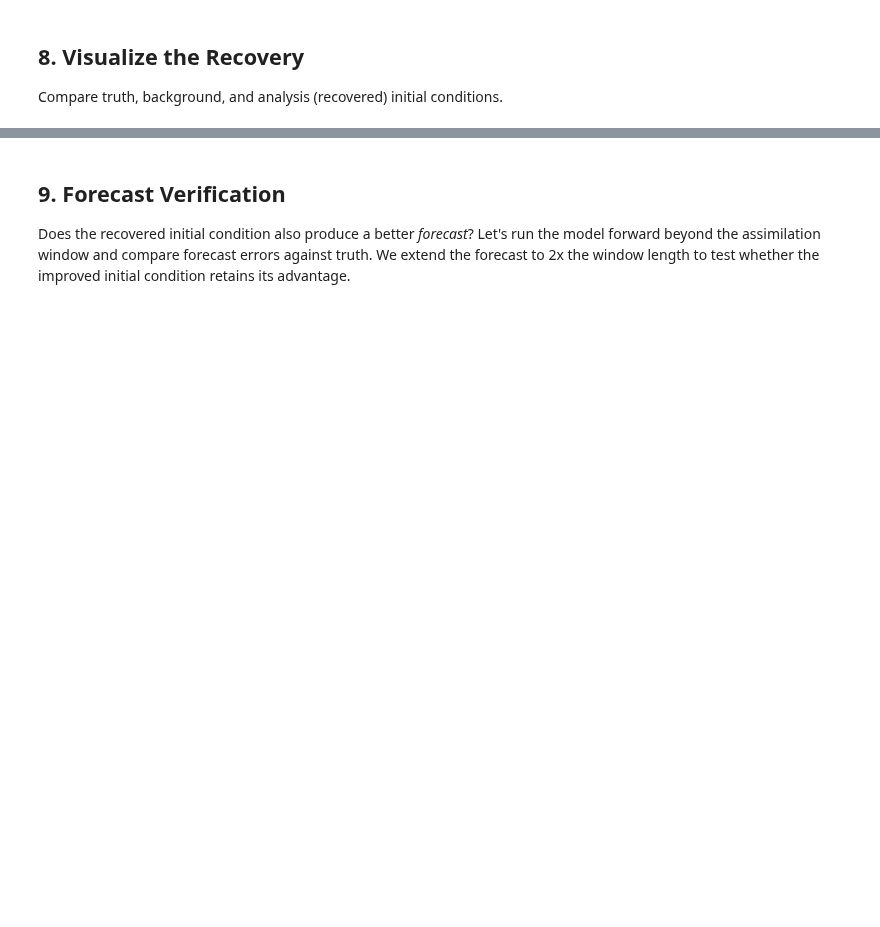
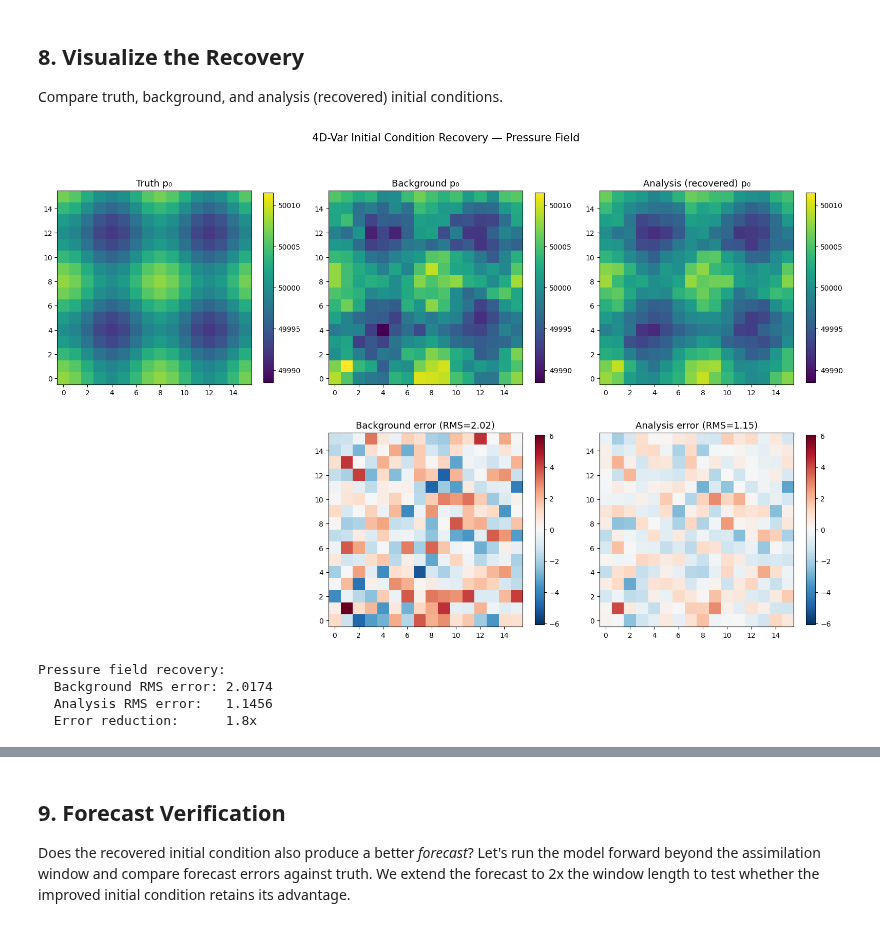
Before and after one commit to havogt/gt4py, a Jupyter notebook: examples/next/swm/example_4dvar.ipynb, the cells around one changed output, grey strips where cells are left out. Drawn from its saved outputs; the diff is of its cells as text; code cells hidden in the pictures; blank space fills up the shorter version.

```diff
--- a/examples/next/swm/example_4dvar.ipynb
+++ b/examples/next/swm/example_4dvar.ipynb
@@ -353,9 +398,9 @@ def cost_4dvar(u_int, v_int, p_int):
     """
     # Background term: J_b = 0.5 * sum((x0 - xb)^2 / sigma_b^2)
     J_b = (
-        0.5 * jnp.sum(((u_int - u_bg_int) / sigma_b_u) ** 2)
-        + 0.5 * jnp.sum(((v_int - v_bg_int) / sigma_b_v) ** 2)
-        + 0.5 * jnp.sum(((p_int - p_bg_int) / sigma_b_p) ** 2)
+        0.5 * jnp.sum(((u_int.ndarray - u_bg_int.ndarray) / sigma_b_u) ** 2)
+        + 0.5 * jnp.sum(((v_int.ndarray - v_bg_int.ndarray) / sigma_b_v) ** 2)
+        + 0.5 * jnp.sum(((p_int.ndarray - p_bg_int.ndarray) / sigma_b_p) ** 2)
     )
 
     # Observation term: run forward model and compare at sparse locations
@@ -373,6 +418,7 @@ def cost_4dvar(u_int, v_int, p_int):
         + 0.5 * jnp.sum(((v_model_obs - v_obs) / sigma_o_v) ** 2)
         + 0.5 * jnp.sum(((p_model_obs - p_obs) / sigma_o_p) ** 2)
     )
+    print(J_b, J_o)
 
     return J_b + J_o
 
@@ -414,9 +471,9 @@ def pack(u_int, v_int, p_int):
     """Pack three (M, N) arrays into a single 1D numpy array."""
     return np.concatenate(
         [
-            np.array(u_int).ravel(),
-            np.array(v_int).ravel(),
-            np.array(p_int).ravel(),
+            np.array(u_int.ndarray).ravel(),
+            np.array(v_int.ndarray).ravel(),
+            np.array(p_int.ndarray).ravel(),
         ]
     )
 
@@ -424,9 +481,9 @@ def pack(u_int, v_int, p_int):
 def unpack(x_flat):
     """Unpack a 1D array into three (M, N) jax arrays."""
     n = M * N
-    u_int = jnp.array(x_flat[:n].reshape(M, N))
-    v_int = jnp.array(x_flat[n : 2 * n].reshape(M, N))
-    p_int = jnp.array(x_flat[2 * n :].reshape(M, N))
+    u_int = gtx.as_field(domain, x_flat[:n].reshape(M, N), dtype=dtype, allocator=jnp)
+    v_int = gtx.as_field(domain, x_flat[n : 2 * n].reshape(M, N), dtype=dtype, allocator=jnp)
+    p_int = gtx.as_field(domain, x_flat[2 * n :].reshape(M, N), dtype=dtype, allocator=jnp)
     return u_int, v_int, p_int
 
 
@@ -520,51 +600,63 @@ Compare truth, background, and analysis (recovered) initial conditions.
 fig, axes = plt.subplots(2, 3, figsize=(16, 10))
 
 # --- Pressure field p ---
-vmin_p = min(float(p_true_int.min()), float(p_bg_int.min()), float(p_ana_int.min()))
-vmax_p = max(float(p_true_int.max()), float(p_bg_int.max()), float(p_ana_int.max()))
+vmin_p = min(
+    float(p_true_int.ndarray.min()), float(p_bg_int.ndarray.min()), float(p_ana_int.ndarray.min())
+)
+vmax_p = max(
+    float(p_true_int.ndarray.max()), float(p_bg_int.ndarray.max()), float(p_ana_int.ndarray.max())
+)
 
 im = axes[0, 0].imshow(
-    np.array(p_true_int), cmap="viridis", origin="lower", vmin=vmin_p, vmax=vmax_p
+    np.array(p_true_int.ndarray), cmap="viridis", origin="lower", vmin=vmin_p, vmax=vmax_p
 )
 axes[0, 0].set_title("Truth p₀", fontsize=13)
 plt.colorbar(im, ax=axes[0, 0], shrink=0.8)
 
-im = axes[0, 1].imshow(np.array(p_bg_int), cmap="viridis", origin="lower", vmin=vmin_p, vmax=vmax_p)
+im = axes[0, 1].imshow(
+    np.array(p_bg_int.ndarray), cmap="viridis", origin="lower", vmin=vmin_p, vmax=vmax_p
+)
 axes[0, 1].set_title("Background p₀", fontsize=13)
 plt.colorbar(im, ax=axes[0, 1], shrink=0.8)
 
 im = axes[0, 2].imshow(
-    np.array(p_ana_int), cmap="viridis", origin="lower", vmin=vmin_p, vmax=vmax_p
+    np.array(p_ana_int.ndarray), cmap="viridis", origin="lower", vmin=vmin_p, vmax=vmax_p
 )
 axes[0, 2].set_title("Analysis (recovered) p₀", fontsize=13)
 plt.colorbar(im, ax=axes[0, 2], shrink=0.8)
 
 # --- Error fields ---
-err_bg = np.array(p_bg_int - p_true_int)
-err_ana = np.array(p_ana_int - p_true_int)
+err_bg = np.array(p_bg_int.ndarray - p_true_int.ndarray)
+err_ana = np.array(p_ana_int.ndarray - p_true_int.ndarray)
 vmax_err = max(np.abs(err_bg).max(), np.abs(err_ana).max())
 
 axes[1, 0].set_visible(False)
 
 im = axes[1, 1].imshow(err_bg, cmap="RdBu_r", origin="lower", vmin=-vmax_err, vmax=vmax_err)
 axes[1, 1].set_title(f"Background error (RMS={np.sqrt(np.mean(err_bg**2)):.2f})", fontsize=13)
 plt.colorbar(im, ax=axes[1, 1], shrink=0.8)
 
 im = axes[1, 2].imshow(err_ana, cmap="RdBu_r", origin="lower", vmin=-vmax_err, vmax=vmax_err)
 axes[1, 2].set_title(f"Analysis error (RMS={np.sqrt(np.mean(err_ana**2)):.2f})", fontsize=13)
 plt.colorbar(im, ax=axes[1, 2], shrink=0.8)
 
 fig.suptitle("4D-Var Initial Condition Recovery — Pressure Field", fontsize=15, y=1.02)
 plt.tight_layout()
 plt.show()
 
 # Quantitative metrics
-rms_bg = float(jnp.sqrt(jnp.mean((p_bg_int - p_true_int) ** 2)))
-rms_ana = float(jnp.sqrt(jnp.mean((p_ana_int - p_true_int) ** 2)))
+rms_bg = float(jnp.sqrt(jnp.mean((p_bg_int.ndarray - p_true_int.ndarray) ** 2)))
+rms_ana = float(jnp.sqrt(jnp.mean((p_ana_int.ndarray - p_true_int.ndarray) ** 2)))
 print(f"\nPressure field recovery:")
 print(f"  Background RMS error: {rms_bg:.4f}")
 print(f"  Analysis RMS error:   {rms_ana:.4f}")
 print(f"  Error reduction:      {rms_bg / rms_ana:.1f}x")
+# %% [output]
+[figure, added]
+Pressure field recovery:
+  Background RMS error: 2.0174
+  Analysis RMS error:   1.1456
+  Error reduction:      1.8x
 # %%
 # Also show u and v recovery
 fig, axes = plt.subplots(2, 3, figsize=(16, 10))
```
Also changed, not shown: parts of 17 cells of this notebook, 4 other files.
